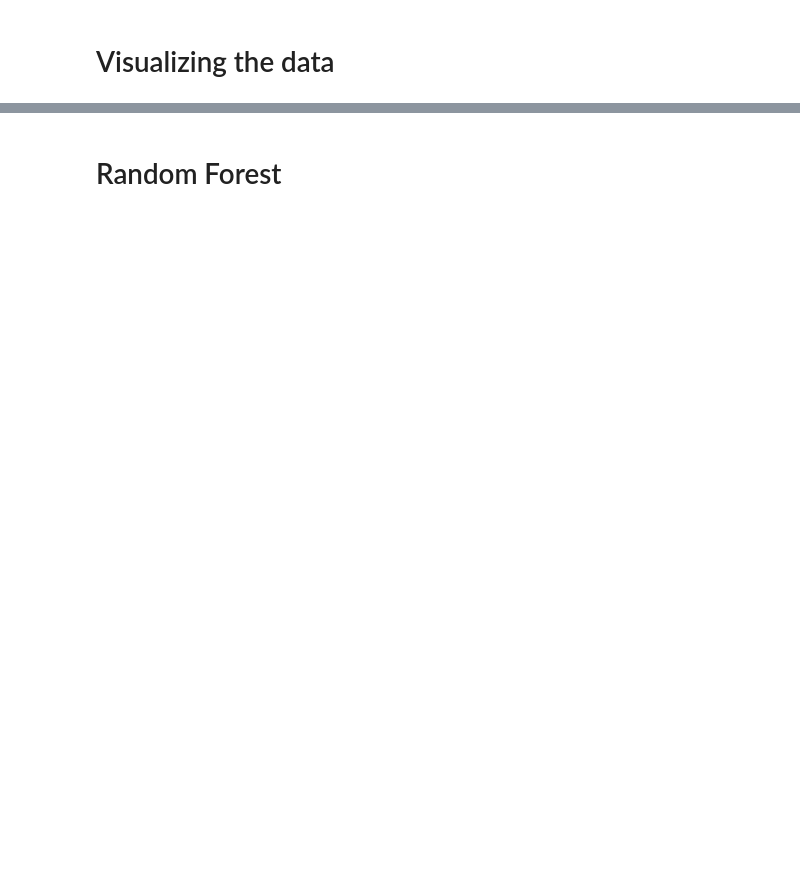
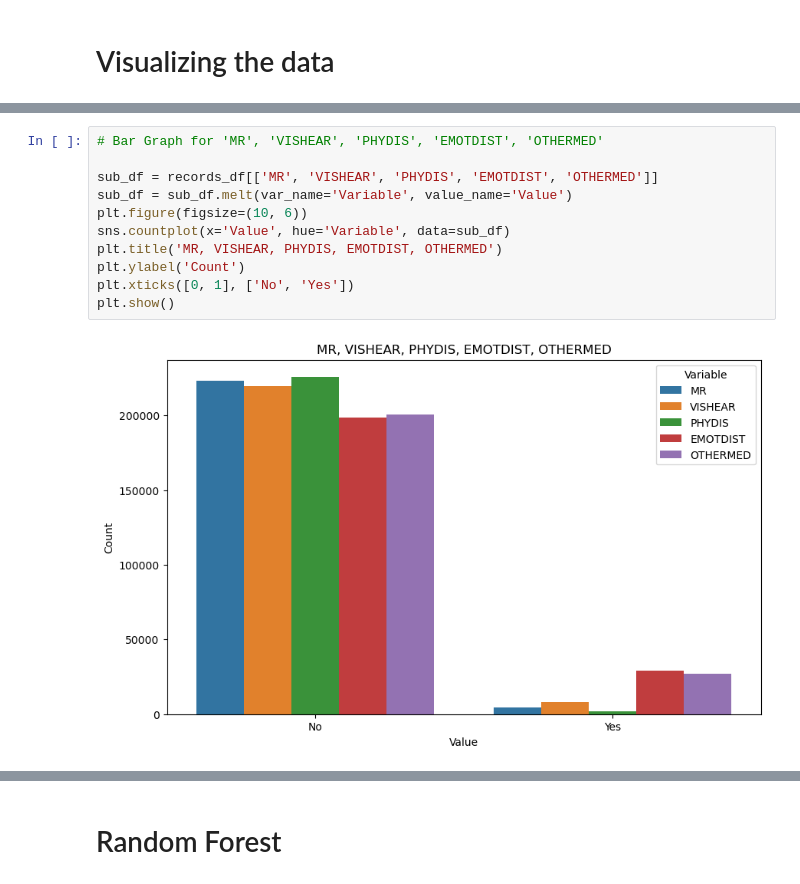
Before and after one commit to sophie2chance2/foster_care_analysis, a Jupyter notebook: working.ipynb, the cells around one changed output, grey strips where cells are left out. Saved outputs shown, nothing was run; the diff lists cells and outputs as text; blank space fills up the shorter version.

```diff
--- a/working.ipynb
+++ b/working.ipynb
@@ -112,2 +177,15 @@ chart_df = exited_df[exited_df['AgeAtEnd'] < 21]
+# %%
+# Bar Graph for 'MR', 'VISHEAR', 'PHYDIS', 'EMOTDIST', 'OTHERMED'
+
+sub_df = records_df[['MR', 'VISHEAR', 'PHYDIS', 'EMOTDIST', 'OTHERMED']]
+sub_df = sub_df.melt(var_name='Variable', value_name='Value')
+plt.figure(figsize=(10, 6))
+sns.countplot(x='Value', hue='Variable', data=sub_df)
+plt.title('MR, VISHEAR, PHYDIS, EMOTDIST, OTHERMED')
+plt.ylabel('Count')
+plt.xticks([0, 1], ['No', 'Yes'])
+plt.show()
+# %% [output]
+[figure, added]
 # %%
 # Filter the DataFrame for each category in 'reunified'
```
Also changed, not shown: parts of 104 cells of this notebook.
